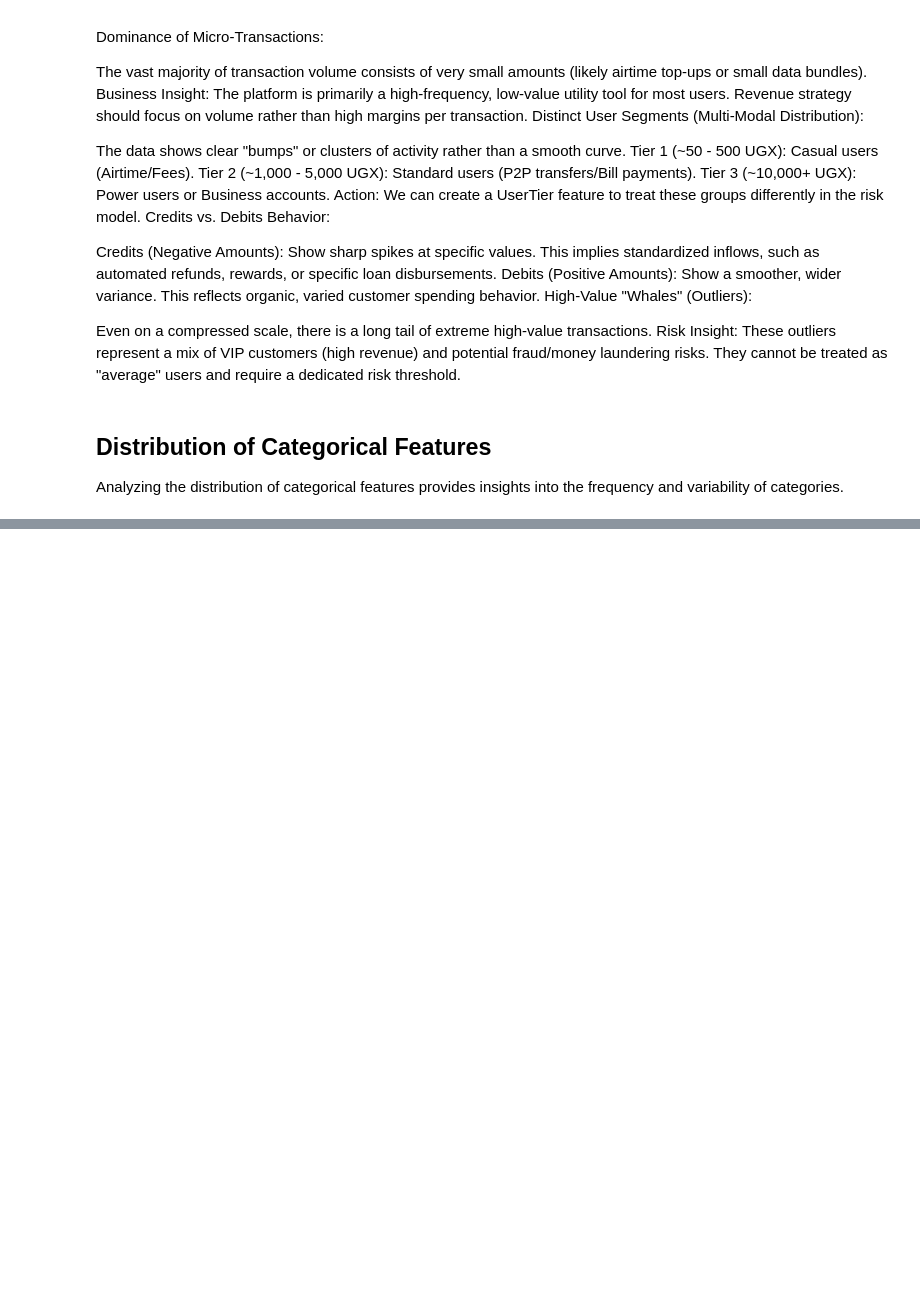
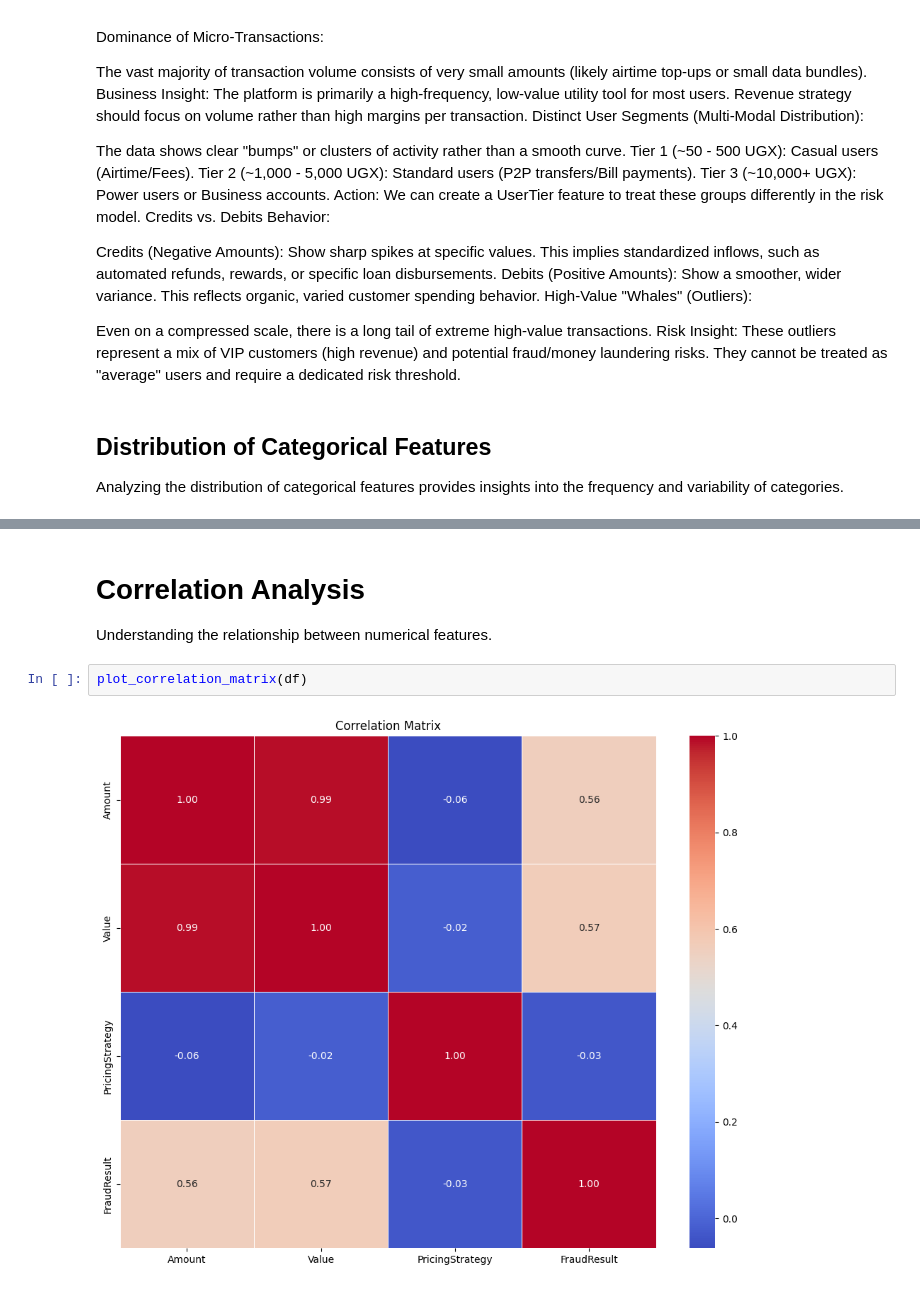
Before and after one commit to MYGBM/-End-To-End-Credit-Risk-Probability-Model-, a Jupyter notebook: notebooks/eda.ipynb, the cells around one changed output, grey strips where cells are left out. Drawn from its saved outputs; the diff is of its cells as text; blank space fills up the shorter version.

```diff
--- a/notebooks/eda.ipynb
+++ b/notebooks/eda.ipynb
@@ -190,0 +240,7 @@ plot_categorical_distributions(df)
+# %% [markdown]
+# Correlation Analysis
+Understanding the relationship between numerical features.
+# %%
+plot_correlation_matrix(df)
+# %% [output]
+[figure, added]
```
Also changed, not shown: parts of 10 cells of this notebook, 3 other files.
